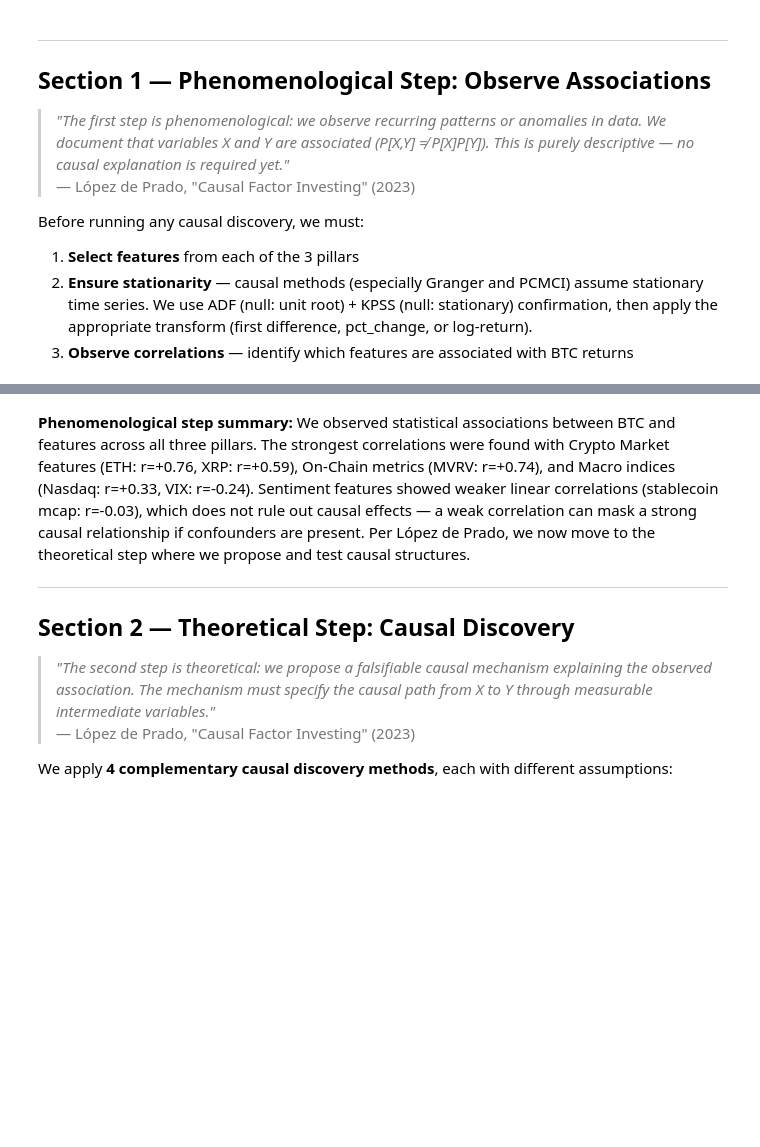
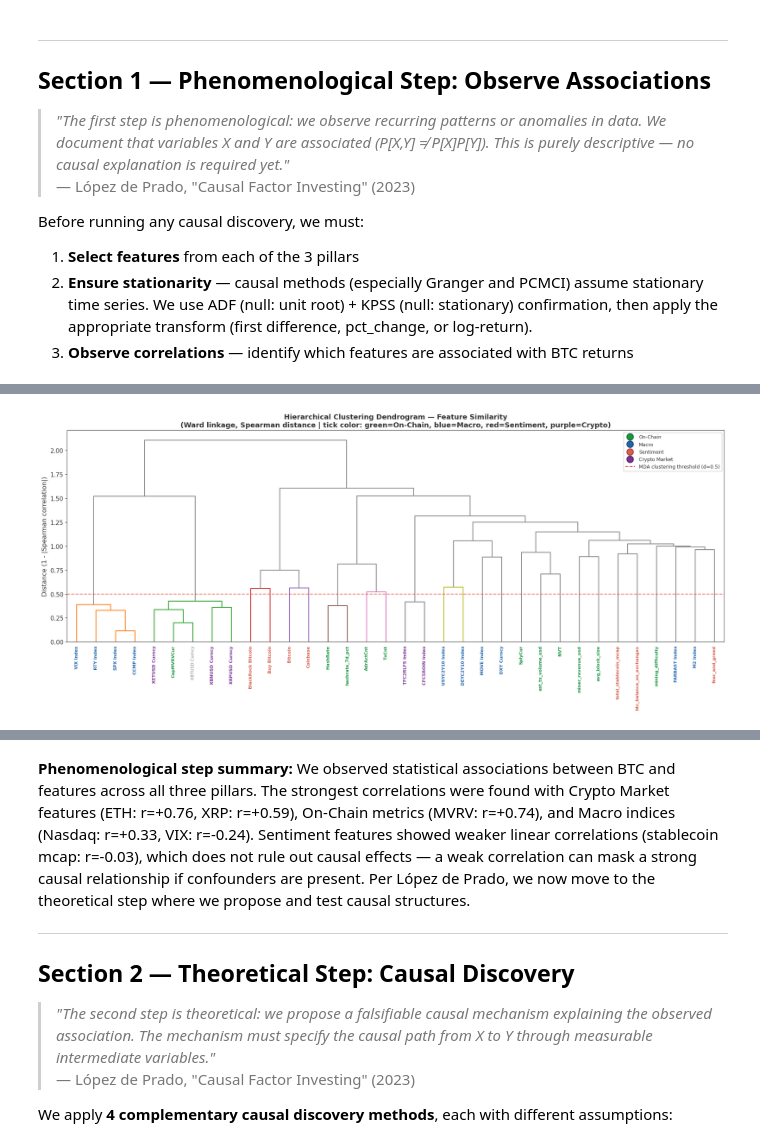
Before and after one commit to Nicolascos/Projet-PI2-BTC, a Jupyter notebook: notebooks/CausalAnalysis.ipynb, the cells around one changed output, grey strips where cells are left out. Drawn from its saved outputs; the diff is of its cells as text; code cells hidden in the pictures; blank space fills up the shorter version.

```diff
--- a/notebooks/CausalAnalysis.ipynb
+++ b/notebooks/CausalAnalysis.ipynb
@@ -639,2 +776,83 @@ Top 15 correlations with XBTUSD Curncy (after stationarity transforms):
   total_stablecoin_mcap           r=-0.033  (Sentiment)
   hashrate_7d_pct                 r=-0.032  (On-Chain)
+# %%
+# ============================================================
+# DENDROGRAM — Hierarchical Clustering of Features
+# ============================================================
+# Complements the correlation heatmap by showing the tree structure
+# of feature similarity. Features that cluster together are highly
+# correlated and may be redundant — Clustered MDA groups them to
+# avoid double-counting their importance.
+#
+# Distance metric: 1 - |Spearman correlation|
+# Linkage: Ward's method (minimizes within-cluster variance)
+
+from scipy.cluster import hierarchy
+from scipy.spatial.distance import squareform
+
+# Compute Spearman correlation distance matrix
+corr_spearman = df_stationary.corr(method='spearman')
+dist_matrix = 1 - np.abs(corr_spearman)
+np.fill_diagonal(dist_matrix.values, 0)
+dist_matrix = dist_matrix.clip(lower=0)
+
+# Compute linkage
+linkage_matrix = hierarchy.linkage(squareform(dist_matrix), method='ward')
+
+# Color labels by category
+label_colors = {col: CATEGORY_COLORS.get(get_category(col), '#878787')
+                for col in df_stationary.columns}
+
+fig, ax = plt.subplots(figsize=(18, 8))
+fig.set_facecolor('white')
+ax.set_facecolor('white')
+
+dendro = hierarchy.dendrogram(
+    linkage_matrix,
+    labels=df_stationary.columns.tolist(),
+    leaf_rotation=90,
+    leaf_font_size=8,
+    color_threshold=0.7,  # Threshold for coloring clusters
+    above_threshold_color='#888888',
+    ax=ax,
+)
+
+# Color the x-axis labels by Vaissié category
+xlabels = ax.get_xticklabels()
+for label in xlabels:
+    feat = label.get_text()
+    cat = get_category(feat)
+    label.set_color(CATEGORY_COLORS.get(cat, '#878787'))
+    label.set_fontweight('bold' if cat != 'Other' else 'normal')
+
+# Add a horizontal line at the clustering threshold used in MDA
+ax.axhline(y=0.5, color='#e74c3c', linestyle='--', linewidth=1.5, alpha=0.7,
+           label='MDA clustering threshold (d=0.5)')
+
+ax.set_ylabel('Distance (1 - |Spearman correlation|)', fontsize=12, color='#333333')
+ax.set_title('Hierarchical Clustering Dendrogram — Feature Similarity\n'
+             '(Ward linkage, Spearman distance | tick color: green=On-Chain, blue=Macro, red=Sentiment, purple=Crypto)',
+             fontsize=13, fontweight='bold', color='#333333')
+ax.legend(fontsize=10, framealpha=0.95, edgecolor='#cccccc')
+
+# Category legend
+legend_handles = make_category_legend(include_btc=False)
+ax.legend(handles=legend_handles + [plt.Line2D([0],[0], color='#e74c3c', linestyle='--',
+          linewidth=1.5, label='MDA clustering threshold (d=0.5)')],
+          loc='upper right', fontsize=9, framealpha=0.95, edgecolor='#cccccc')
+
+plt.tight_layout()
+plt.show()
+
+# Print cluster composition at the MDA threshold
+cluster_ids = hierarchy.fcluster(linkage_matrix, 0.5, criterion='distance')
+n_clusters = len(np.unique(cluster_ids))
+print(f"\nAt distance threshold 0.5: {n_clusters} clusters from {len(df_stationary.columns)} features")
+print("\nCluster composition:")
+for cid in np.unique(cluster_ids):
+    members = df_stationary.columns[cluster_ids == cid].tolist()
+    cats = [get_category(m) for m in members]
+    dominant = max(set(cats), key=cats.count)
+    print(f"  Cluster {cid:2d} ({dominant:15s}): {', '.join(members)}")
+# %% [output]
+[figure, added]
```
Also changed, not shown: parts of 16 cells of this notebook, 1 other file.
